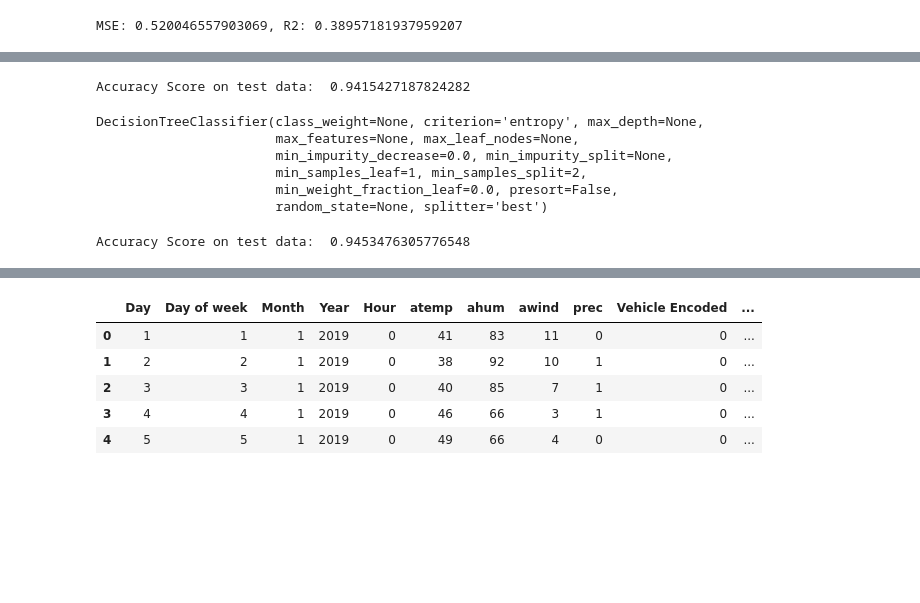
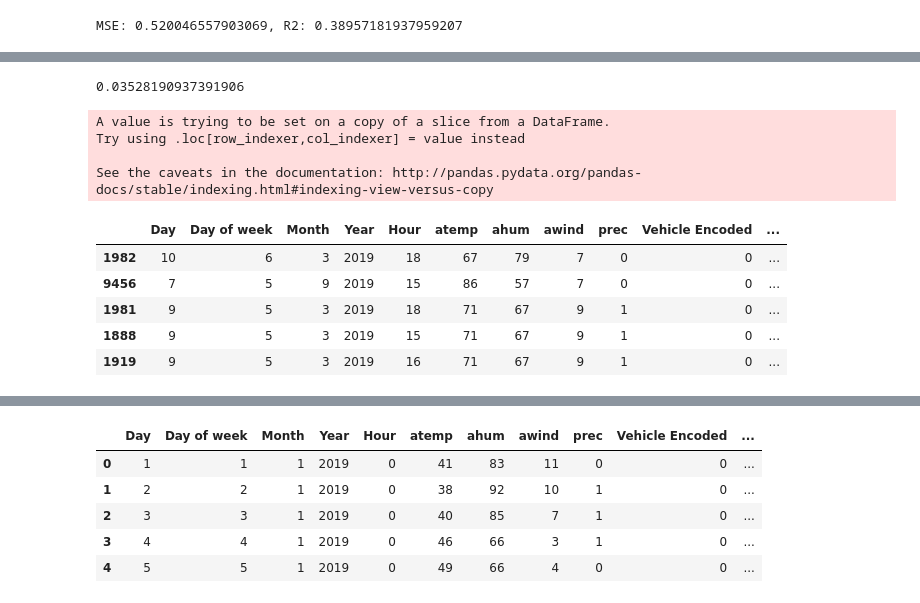
Before and after one commit to aktavern/Austin-Transporation-Alternatives, a Jupyter notebook: ML notebook.ipynb, the cells around one changed output, grey strips where cells are left out. Saved outputs shown, nothing was run; the diff lists cells and outputs as text; code cells hidden in the pictures; blank space fills up the shorter version.

```diff
--- a/ML notebook.ipynb
+++ b/ML notebook.ipynb
@@ -401,8 +379,8 @@ Both the gini and entropy model scored 0.94. Because this score is much more acc
 Let's save this data as a pickle file and use it on Flask!
 # %%
 from sklearn import tree
-
 target = all_vehicles['Count']
-data = all_vehicles[['Day','Day of week','Month','Year','Hour','atemp','ahum',
-             'awind','prec','Vehicle Encoded','Hour Encoded','Month Encoded']]
-feature_names = data.columns
+data = all_vehicles[['Day', 'Day of week','Month','Year','Hour','atemp','ahum',
+                    'awind','prec','Vehicle Encoded','Hour Encoded',
+                     'Month Encoded']]
+data.head()
@@ -424,15 +397,6 @@ y_pred = giniclf.predict(X_test)
-# %%
-from sklearn.metrics import accuracy_score
-print('Accuracy Score on test data: ', accuracy_score(y_test, y_pred))
-# %% [output]
-Accuracy Score on test data:  0.9415427187824282
 # %%
-entropyclf = tree.DecisionTreeClassifier(criterion='entropy')
-entropyclf.fit(X_train, y_train)
+clf = tree.DecisionTreeClassifier()
+clf = clf.fit(X_train, y_train)
+clf.score(X_test, y_test)
 # %% [output]
-DecisionTreeClassifier(class_weight=None, criterion='entropy', max_depth=None,
-                       max_features=None, max_leaf_nodes=None,
-                       min_impurity_decrease=0.0, min_impurity_split=None,
-                       min_samples_leaf=1, min_samples_split=2,
-                       min_weight_fraction_leaf=0.0, presort=False,
-                       random_state=None, splitter='best')
+0.03528190937391906
@@ -441,4 +403,17 @@ y_pred = entropyclf.predict(X_test)
-# %%
-print('Accuracy Score on test data: ', accuracy_score(y_test, y_pred))
-# %% [output]
-Accuracy Score on test data:  0.9453476305776548
+# %%
+data['Count Encoded'] = pd.cut(all_vehicles['Count'], bins=11, labels=[0,1,2,3,4,5,
+                                                                       6,7,8,9,10])
+# %% [output]
+A value is trying to be set on a copy of a slice from a DataFrame.
+Try using .loc[row_indexer,col_indexer] = value instead
+
+See the caveats in the documentation: http://pandas.pydata.org/pandas-docs/stable/indexing.html#indexing-view-versus-copy
+# %%
+data.sort_values('Count Encoded', ascending=False).head()
+# %% [output]
+|  | Day | Day of week | Month | Year | Hour | atemp | ahum | awind | prec | Vehicle Encoded | ... |
+| 1982 | 10 | 6 | 3 | 2019 | 18 | 67 | 79 | 7 | 0 | 0 | ... |
+| 9456 | 7 | 5 | 9 | 2019 | 15 | 86 | 57 | 7 | 0 | 0 | ... |
+| 1981 | 9 | 5 | 3 | 2019 | 18 | 71 | 67 | 9 | 1 | 0 | ... |
+| 1888 | 9 | 5 | 3 | 2019 | 15 | 71 | 67 | 9 | 1 | 0 | ... |
+| 1919 | 9 | 5 | 3 | 2019 | 16 | 71 | 67 | 9 | 1 | 0 | ... |
```
Also changed, not shown: parts of 21 cells of this notebook, 1 other file.
